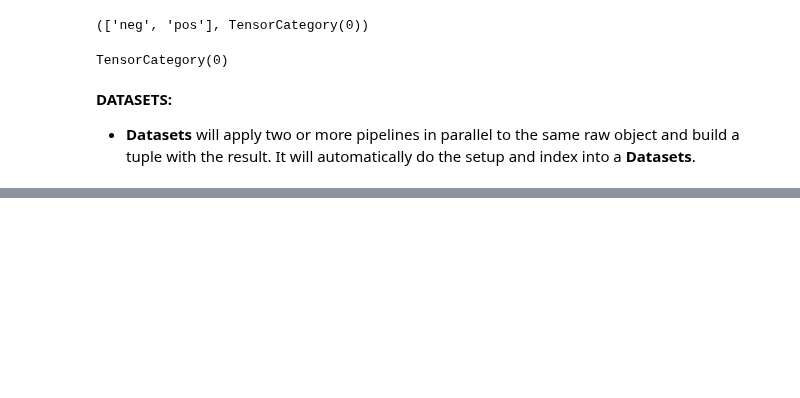
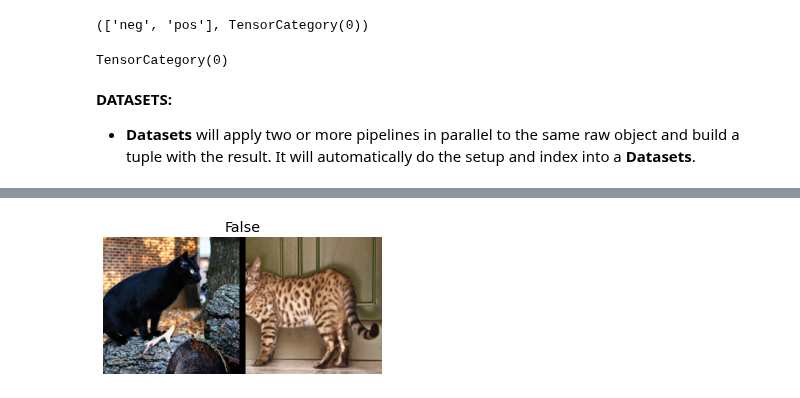
Before and after one commit to ThinamXx/Fastai, a Jupyter notebook: 10. Data Munging/DataMunging.ipynb, the cells around one changed output, grey strips where cells are left out. Drawn from its saved outputs; the diff is of its cells as text; code cells hidden in the pictures; blank space fills up the shorter version.

```diff
--- a/10. Data Munging/DataMunging.ipynb
+++ b/10. Data Munging/DataMunging.ipynb
@@ -220,0 +270,6 @@ dls = DataBlock(blocks=(TextBlock.from_folder(path), CategoryBlock),     # Initi
+# %%
+#@ IMPLEMENTATION OF TRANSFORMS IN SIAMESE:
+s2 = Resize(224)(s1)                                      # Resizing Image.
+s2.show();                                                # Inspecting Image.
+# %% [output]
+[figure, added]
```
Also changed, not shown: parts of 22 cells of this notebook.
